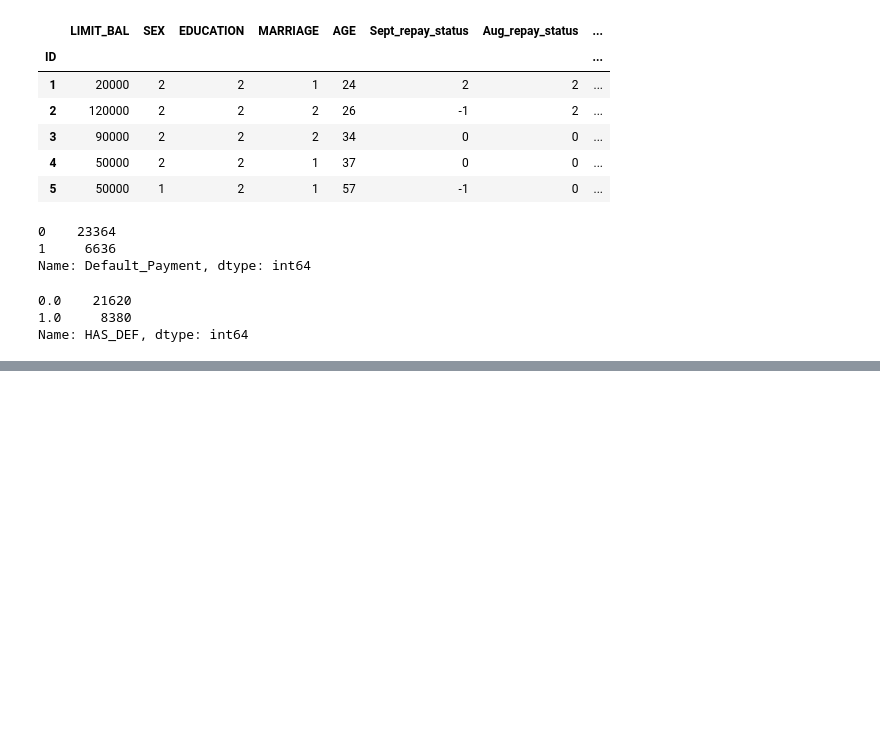
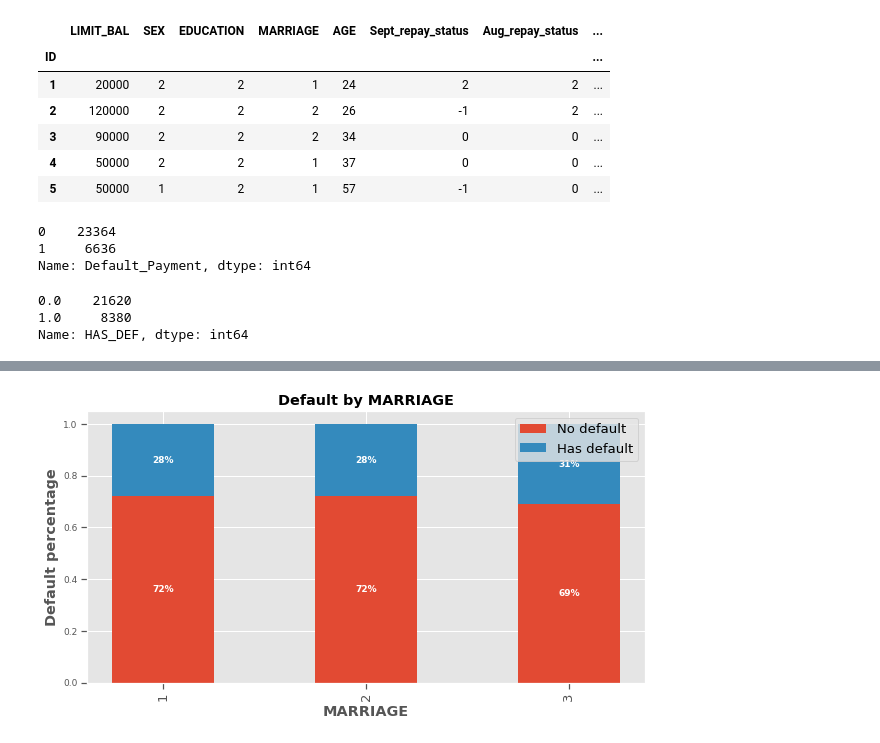
Before and after one commit to sammed97/Credit-Card-Default-Prediction, a Jupyter notebook: Credit_Card_Default_Prediction_Classification_project.ipynb, the cells around one changed output, grey strips where cells are left out. Drawn from its saved outputs; the diff is of its cells as text; code cells hidden in the pictures; blank space fills up the shorter version.

```diff
--- a/Credit_Card_Default_Prediction_Classification_project.ipynb
+++ b/Credit_Card_Default_Prediction_Classification_project.ipynb
@@ -379,0 +432,4 @@ Name: HAS_DEF, dtype: int64
+# %%
+stacked_bar_chart('MARRIAGE')
+# %% [output]
+[figure, added]
```
Also changed, not shown: parts of 19 cells of this notebook.
